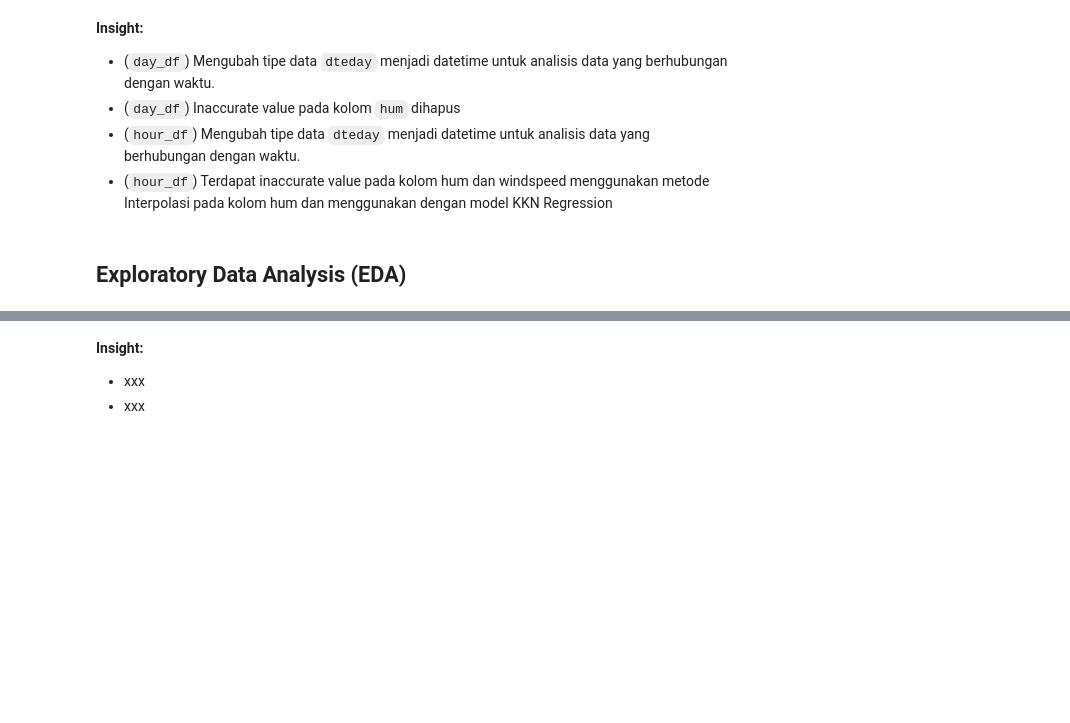
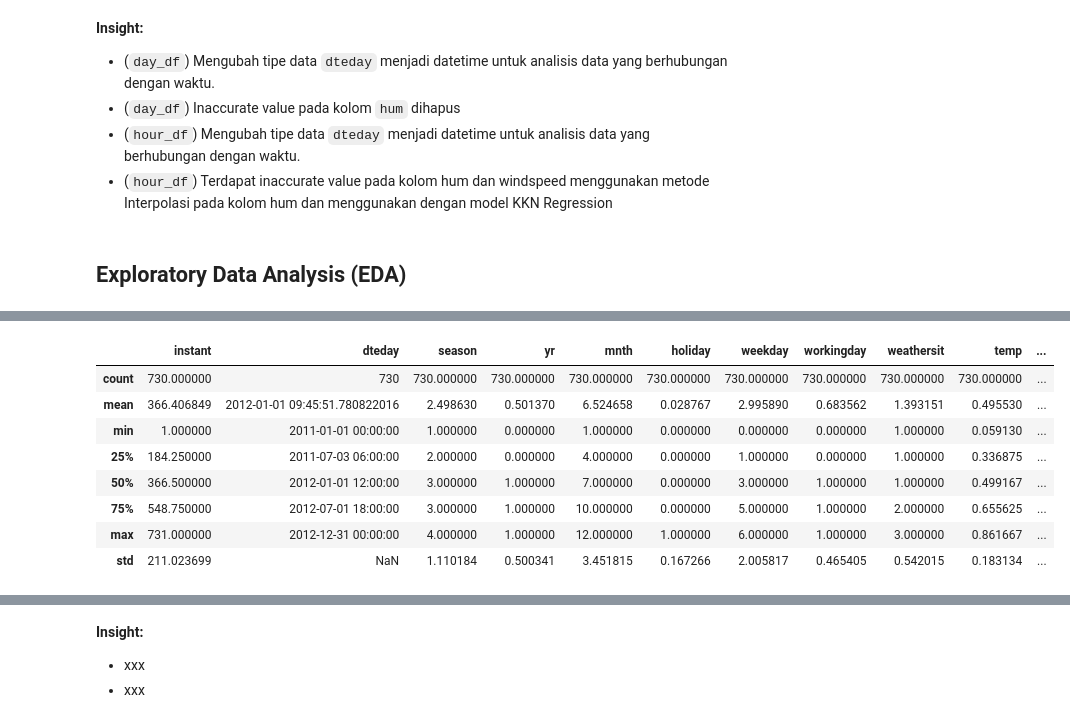
Before and after one commit to NaufalYogaPratama/data-analysis-submission, a Jupyter notebook: BikeSharingAnalysis.ipynb, the cells around one changed output, grey strips where cells are left out. Saved outputs shown, nothing was run; the diff lists cells and outputs as text; code cells hidden in the pictures; blank space fills up the shorter version.

```diff
--- a/BikeSharingAnalysis.ipynb
+++ b/BikeSharingAnalysis.ipynb
@@ -338,0 +348,12 @@ hour_df[hour_df.windspeed == hour_df.windspeed.min()]
+# %%
+day_df.describe(include="all")
+# %% [output]
+|  | instant | dteday | season | yr | mnth | holiday | weekday | workingday | weathersit | temp | ... |
+| count | 730.000000 | 730 | 730.000000 | 730.000000 | 730.000000 | 730.000000 | 730.000000 | 730.000000 | 730.000000 | 730.000000 | ... |
+| mean | 366.406849 | 2012-01-01 09:45:51.780822016 | 2.498630 | 0.501370 | 6.524658 | 0.028767 | 2.995890 | 0.683562 | 1.393151 | 0.495530 | ... |
+| min | 1.000000 | 2011-01-01 00:00:00 | 1.000000 | 0.000000 | 1.000000 | 0.000000 | 0.000000 | 0.000000 | 1.000000 | 0.059130 | ... |
+| 25% | 184.250000 | 2011-07-03 06:00:00 | 2.000000 | 0.000000 | 4.000000 | 0.000000 | 1.000000 | 0.000000 | 1.000000 | 0.336875 | ... |
+| 50% | 366.500000 | 2012-01-01 12:00:00 | 3.000000 | 1.000000 | 7.000000 | 0.000000 | 3.000000 | 1.000000 | 1.000000 | 0.499167 | ... |
+| 75% | 548.750000 | 2012-07-01 18:00:00 | 3.000000 | 1.000000 | 10.000000 | 0.000000 | 5.000000 | 1.000000 | 2.000000 | 0.655625 | ... |
+| max | 731.000000 | 2012-12-31 00:00:00 | 4.000000 | 1.000000 | 12.000000 | 1.000000 | 6.000000 | 1.000000 | 3.000000 | 0.861667 | ... |
+| std | 211.023699 | NaN | 1.110184 | 0.500341 | 3.451815 | 0.167266 | 2.005817 | 0.465405 | 0.542015 | 0.183134 | ... |
```
Also changed, not shown: parts of 11 cells of this notebook.
